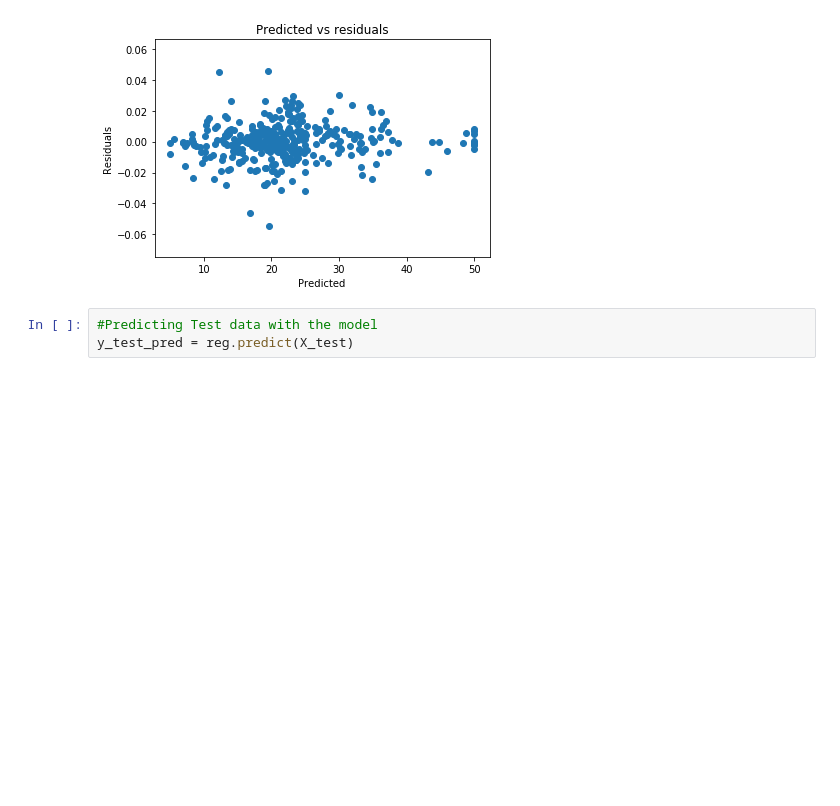
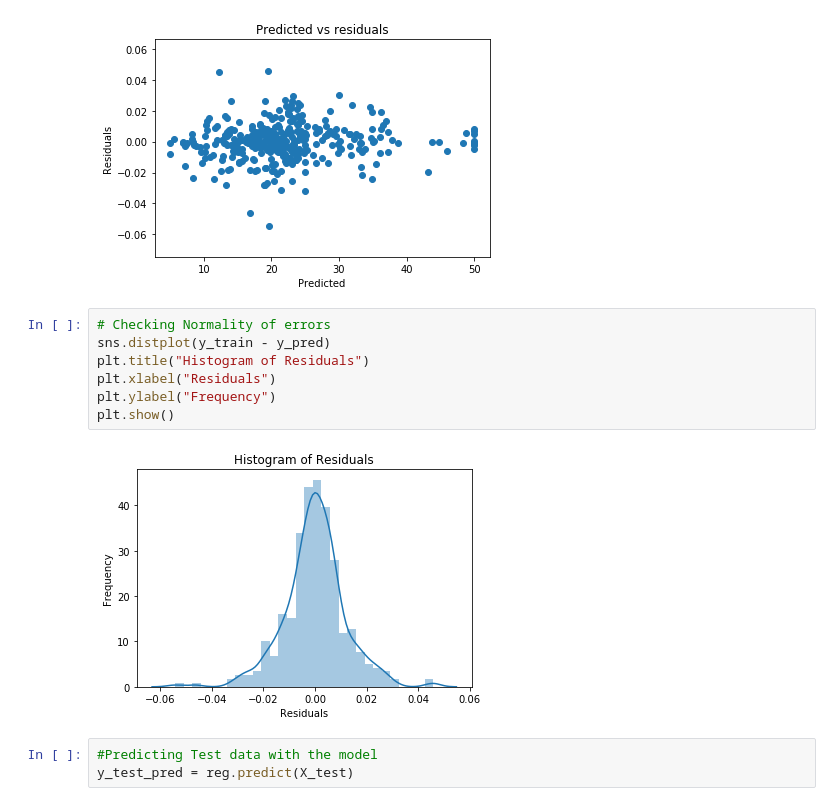
Before and after one commit to ztp1978/Coursera_Capstone, a Jupyter notebook: boston-house-price-prediction.ipynb, the cells around one changed output. Drawn from its saved outputs; the diff is of its cells as text; blank space fills up the shorter version.

```diff
--- a/boston-house-price-prediction.ipynb
+++ b/boston-house-price-prediction.ipynb
@@ -532,6 +541,15 @@ plt.ylabel("Residuals")
 plt.show()
 # %% [output]
 [figure]
+# %%
+# Checking Normality of errors
+sns.distplot(y_train - y_pred)
+plt.title("Histogram of Residuals")
+plt.xlabel("Residuals")
+plt.ylabel("Frequency")
+plt.show()
+# %% [output]
+[figure, added]
 # %%
 #Predicting Test data with the model
 y_test_pred = reg.predict(X_test)
```
Also changed, not shown: parts of 2 cells of this notebook, 1 other file.
